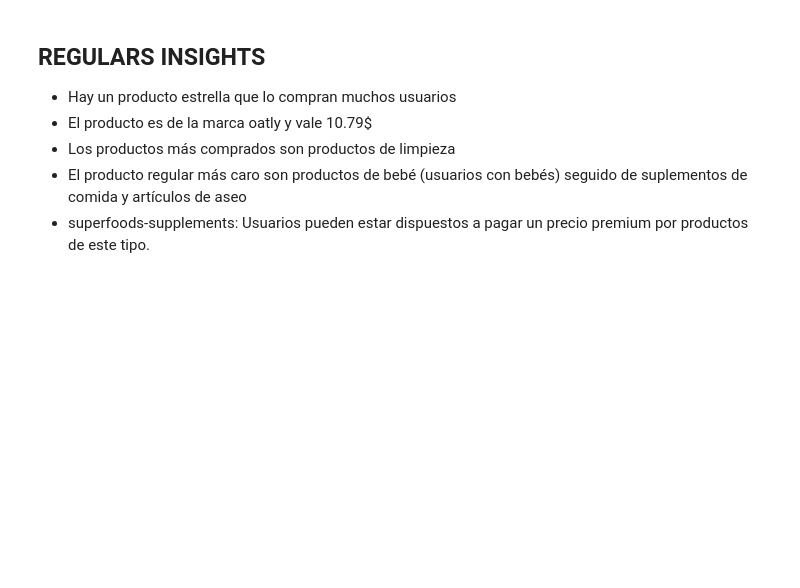
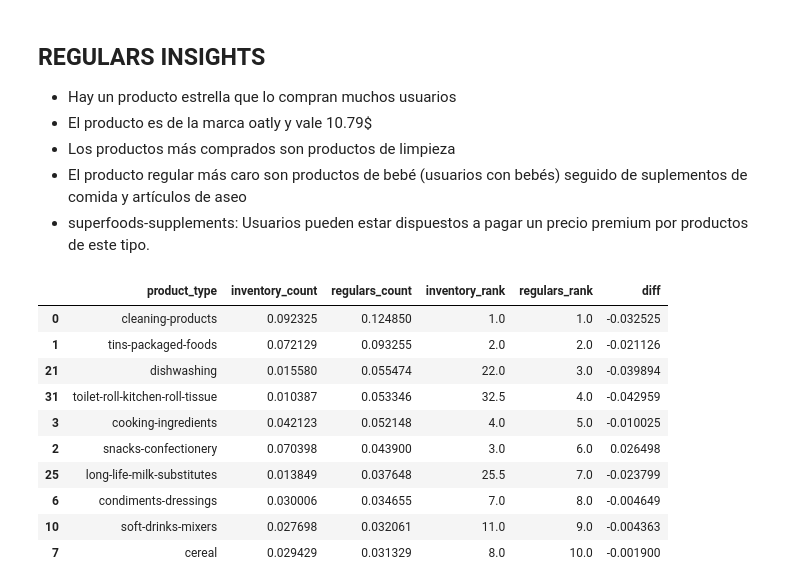
Before and after one commit to pamalo9/zrive-ds, a Jupyter notebook: src/module_2/EDA.ipynb, the cells around one changed output. Drawn from its saved outputs; the diff is of its cells as text; code cells hidden in the pictures; blank space fills up the shorter version.

Commit message:
Código regulars Guille importante

```diff
--- a/src/module_2/EDA.ipynb
+++ b/src/module_2/EDA.ipynb
@@ -378,3 +378,30 @@ Text(0, 0.5, 'N regulars')
 - Los productos más comprados son productos de limpieza
 - El producto regular más caro son productos de bebé (usuarios con bebés) seguido de suplementos de comida y artículos de aseo
 - superfoods-supplements: Usuarios pueden estar dispuestos a pagar un precio premium por productos de este tipo.
+# %%
+# CODIGO SOLUCIÓN GUILLE (ANÁLISIS IMPORTANTE)
+
+diff_prevalence = (
+    inventory['product_type'].value_counts(normalize=True).rename('inventory_count').reset_index()
+    .merge(
+        clean_regulars['product_type'].value_counts(normalize=True).rename('regulars_count').reset_index()
+    )
+    .assign(inventory_rank=lambda x: x.inventory_count.rank(ascending=False))
+    .assign(regulars_rank=lambda x: x.regulars_count.rank(ascending=False))
+    .assign(diff=lambda x:x.inventory_count -x.regulars_count)
+
+)
+
+diff_prevalence.sort_values('regulars_count', ascending=False).head(10)
+# %% [output]
+|  | product_type | inventory_count | regulars_count | inventory_rank | regulars_rank | diff |
+| 0 | cleaning-products | 0.092325 | 0.124850 | 1.0 | 1.0 | -0.032525 |
+| 1 | tins-packaged-foods | 0.072129 | 0.093255 | 2.0 | 2.0 | -0.021126 |
+| 21 | dishwashing | 0.015580 | 0.055474 | 22.0 | 3.0 | -0.039894 |
+| 31 | toilet-roll-kitchen-roll-tissue | 0.010387 | 0.053346 | 32.5 | 4.0 | -0.042959 |
+| 3 | cooking-ingredients | 0.042123 | 0.052148 | 4.0 | 5.0 | -0.010025 |
+| 2 | snacks-confectionery | 0.070398 | 0.043900 | 3.0 | 6.0 | 0.026498 |
+| 25 | long-life-milk-substitutes | 0.013849 | 0.037648 | 25.5 | 7.0 | -0.023799 |
+| 6 | condiments-dressings | 0.030006 | 0.034655 | 7.0 | 8.0 | -0.004649 |
+| 10 | soft-drinks-mixers | 0.027698 | 0.032061 | 11.0 | 9.0 | -0.004363 |
+| 7 | cereal | 0.029429 | 0.031329 | 8.0 | 10.0 | -0.001900 |
```
